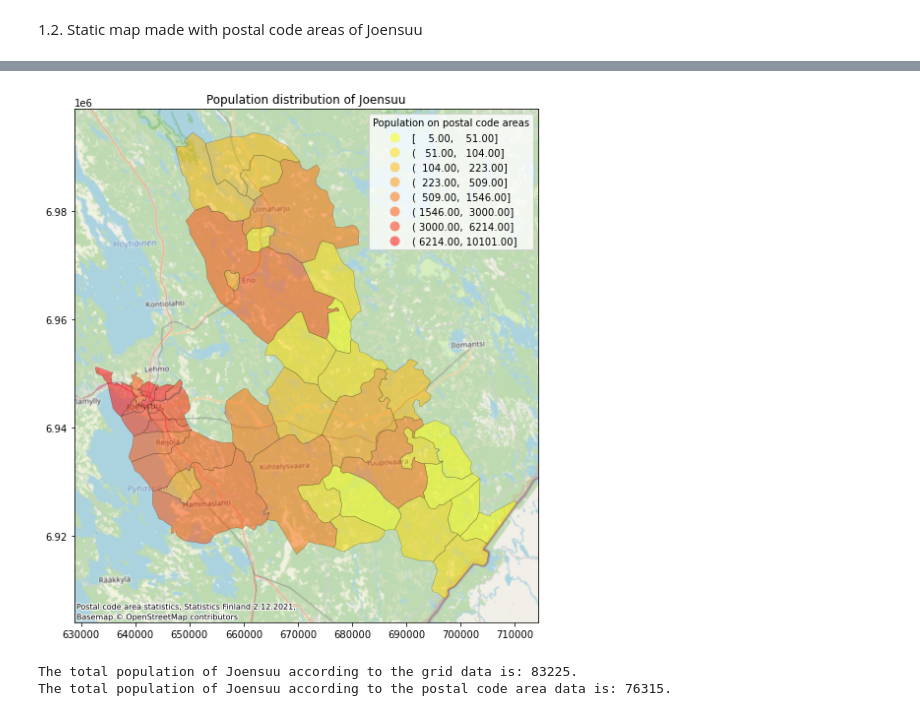
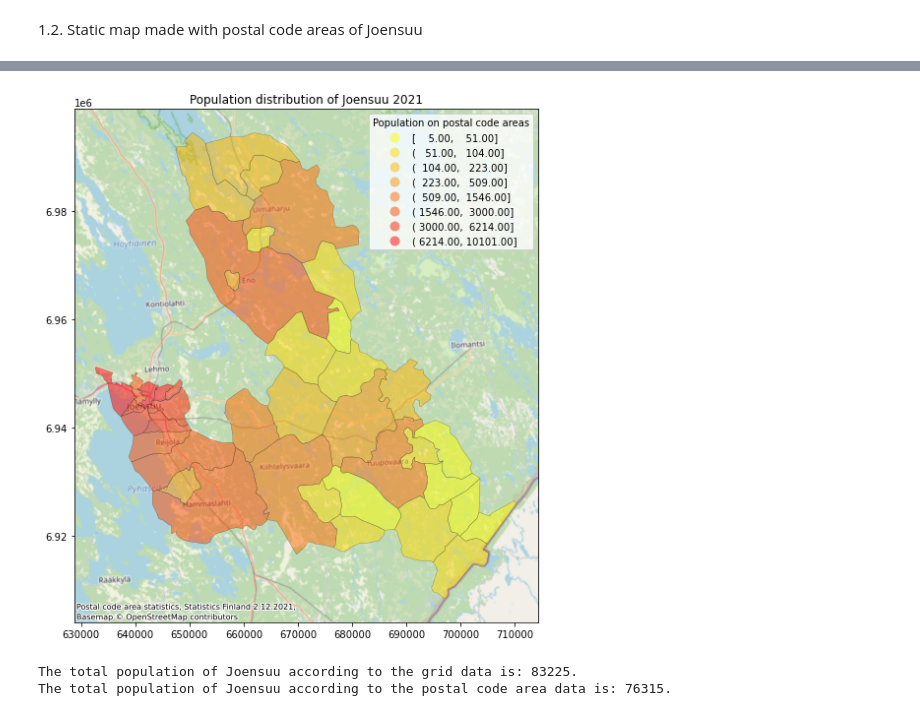
Before and after one commit to AutoGIS-2021/exercise-5-happro, a Jupyter notebook: Exercise5.ipynb, the cells around one changed output, grey strips where cells are left out. Cells and saved outputs as stored; diff of their text form; code cells hidden in the pictures.

```diff
--- a/Exercise5.ipynb
+++ b/Exercise5.ipynb
@@ -100,33 +102,33 @@ joe.head()
 # %%
 # Change the name of the columns
 joe = joe.rename(columns={'postinumeroalue':'postalcode', 'nimi':'name','pinta_ala':'area', 'ra_raky':'buildings','ra_ke':'cottages', 'he_vakiy':'population'})
 
 # Create the figure and plot
 fig, ax = plt.subplots(figsize=(10,8))
 joe.plot(ax=ax, column='population', scheme='JenksCaspall', k=8, cmap='autumn_r',
          edgecolor='k', linewidth=0.3, legend=True, alpha=0.5)
 
 # Add credits
 credits = 'Postal code area statistics, Statistics Finland 2.12.2021,\nBasemap © OpenStreetMap contributors'
 
 # Add basemap
 ctx.add_basemap(ax, crs=joe.crs, attribution=credits,
                 source=ctx.providers.OpenStreetMap.Mapnik, zoom=9)
 
 # Add title
-plt.title('Population distribution of Joensuu')
+plt.title('Population distribution of Joensuu 2021')
 
 # Set a title for the legend
 ax.get_legend().set_title("Population on postal code areas")
 
 # Remove the empty white-space around the axes
 plt.tight_layout()
 
 # Save as png to docs folder
 outf = r'docs/Joe_postal.png'
 plt.savefig(outf, dpi=150)
 # %% [output]
-[figure, old version]
+[figure, new version]
 # %%
 # Count the total population of the different data
 print('The total population of Joensuu according to the grid data is: {gridpop}.'.format(gridpop=intersection['vaesto'].sum()))
```
Also changed, not shown: parts of 2 cells of this notebook, 3 other files.
